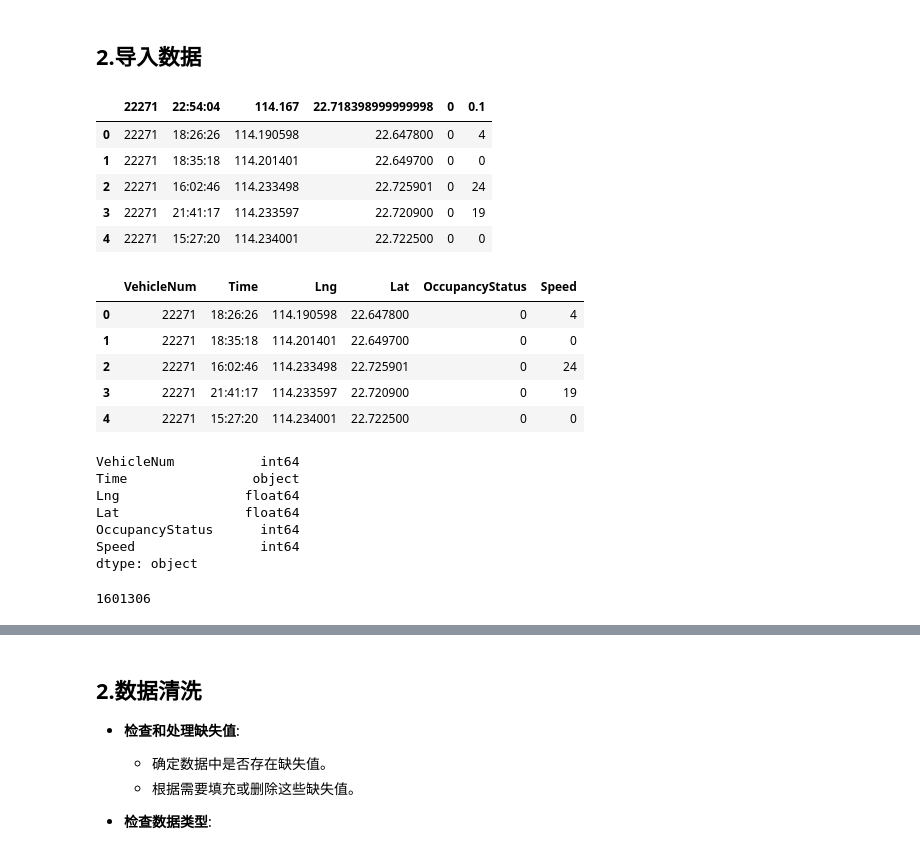
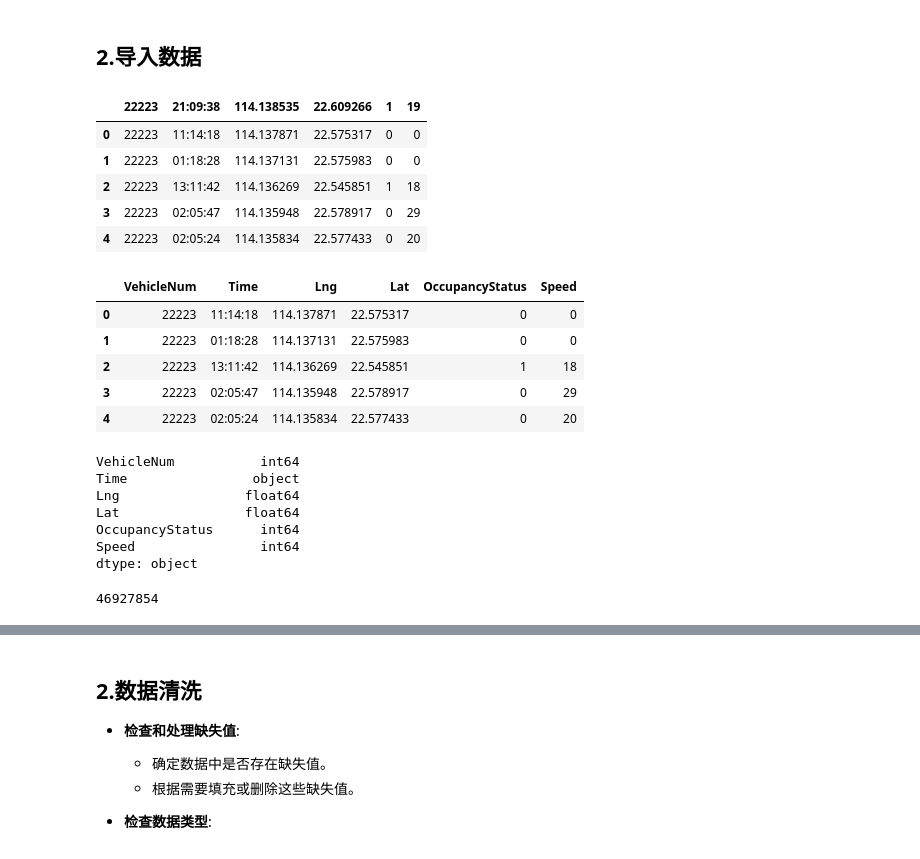
Before and after one commit to renhai-lab/Urban-Spatial-Data-Analysis-Notebook, a Jupyter notebook: 4-空间数据分析/4.1-交通大数据分析/【专题一】出租车GPS数据分析/1.从gps信息中提取OD信息.ipynb, the cells around one changed output, grey strips where cells are left out. Cells and saved outputs as stored; diff of their text form; code cells hidden in the pictures.

```diff
--- a/4-空间数据分析/4.1-交通大数据分析/【专题一】出租车GPS数据分析/1.从gps信息中提取OD信息.ipynb
+++ b/4-空间数据分析/4.1-交通大数据分析/【专题一】出租车GPS数据分析/1.从gps信息中提取OD信息.ipynb
@@ -9,15 +9,16 @@
 import pandas as pd
 # %%
 # 读取数据
-data = pd.read_csv("./data/TaxiData-Sample")
+# sample_data = pd.read_csv("./data/TaxiData-Sample")
+data = pd.read_csv(r"Y:\users\hncdjzw\数据集\深圳城市数据-手机信令-公交卡-出租车-巴士-卡车GPS数据---城市数据发布V2\TaxiData.txt", header=None)
 data.head()
 # %% [output]
-|  | 22271 | 22:54:04 | 114.167 | 22.718398999999998 | 0 | 0.1 |
-| 0 | 22271 | 18:26:26 | 114.190598 | 22.647800 | 0 | 4 |
-| 1 | 22271 | 18:35:18 | 114.201401 | 22.649700 | 0 | 0 |
-| 2 | 22271 | 16:02:46 | 114.233498 | 22.725901 | 0 | 24 |
-| 3 | 22271 | 21:41:17 | 114.233597 | 22.720900 | 0 | 19 |
-| 4 | 22271 | 15:27:20 | 114.234001 | 22.722500 | 0 | 0 |
+|  | 22223 | 21:09:38 | 114.138535 | 22.609266 | 1 | 19 |
+| 0 | 22223 | 11:14:18 | 114.137871 | 22.575317 | 0 | 0 |
+| 1 | 22223 | 01:18:28 | 114.137131 | 22.575983 | 0 | 0 |
+| 2 | 22223 | 13:11:42 | 114.136269 | 22.545851 | 1 | 18 |
+| 3 | 22223 | 02:05:47 | 114.135948 | 22.578917 | 0 | 29 |
+| 4 | 22223 | 02:05:24 | 114.135834 | 22.577433 | 0 | 20 |
 # %%
 # 定义列名
 data.columns = ['VehicleNum', 'Time', 'Lng', 'Lat', 'OccupancyStatus', 'Speed']
@@ -25,11 +26,11 @@ data.columns = ['VehicleNum', 'Time', 'Lng', 'Lat', 'OccupancyStatus', 'Speed']
 data.head()
 # %% [output]
 |  | VehicleNum | Time | Lng | Lat | OccupancyStatus | Speed |
-| 0 | 22271 | 18:26:26 | 114.190598 | 22.647800 | 0 | 4 |
-| 1 | 22271 | 18:35:18 | 114.201401 | 22.649700 | 0 | 0 |
-| 2 | 22271 | 16:02:46 | 114.233498 | 22.725901 | 0 | 24 |
-| 3 | 22271 | 21:41:17 | 114.233597 | 22.720900 | 0 | 19 |
-| 4 | 22271 | 15:27:20 | 114.234001 | 22.722500 | 0 | 0 |
+| 0 | 22223 | 11:14:18 | 114.137871 | 22.575317 | 0 | 0 |
+| 1 | 22223 | 01:18:28 | 114.137131 | 22.575983 | 0 | 0 |
+| 2 | 22223 | 13:11:42 | 114.136269 | 22.545851 | 1 | 18 |
+| 3 | 22223 | 02:05:47 | 114.135948 | 22.578917 | 0 | 29 |
+| 4 | 22223 | 02:05:24 | 114.135834 | 22.577433 | 0 | 20 |
 # %%
 # 检查数据类型
 data.dtypes
@@ -44,4 +45,4 @@ dtype: object
 # %%
 len(data)
 # %% [output]
-1601306
+46927854
```
Also changed, not shown: parts of 7 cells of this notebook, 7 other files.
